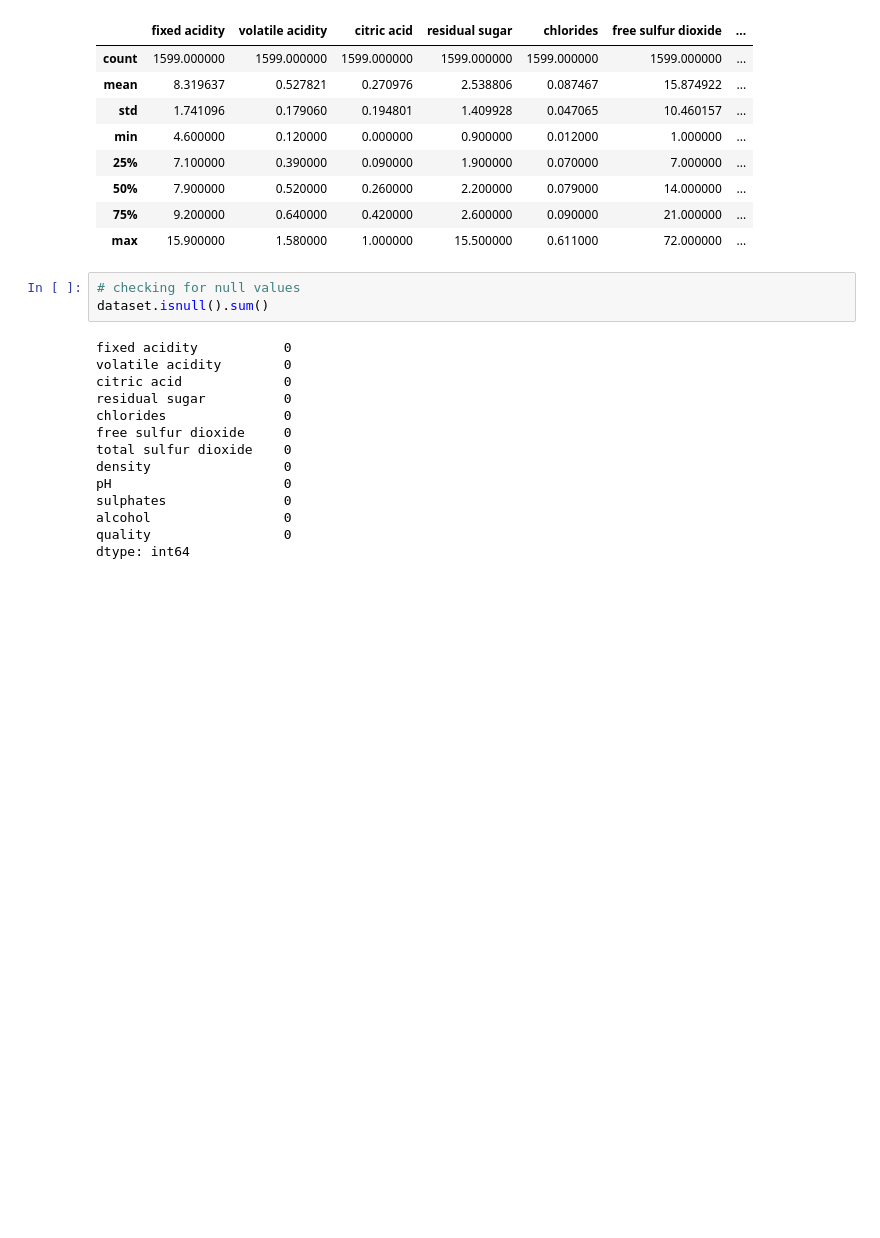
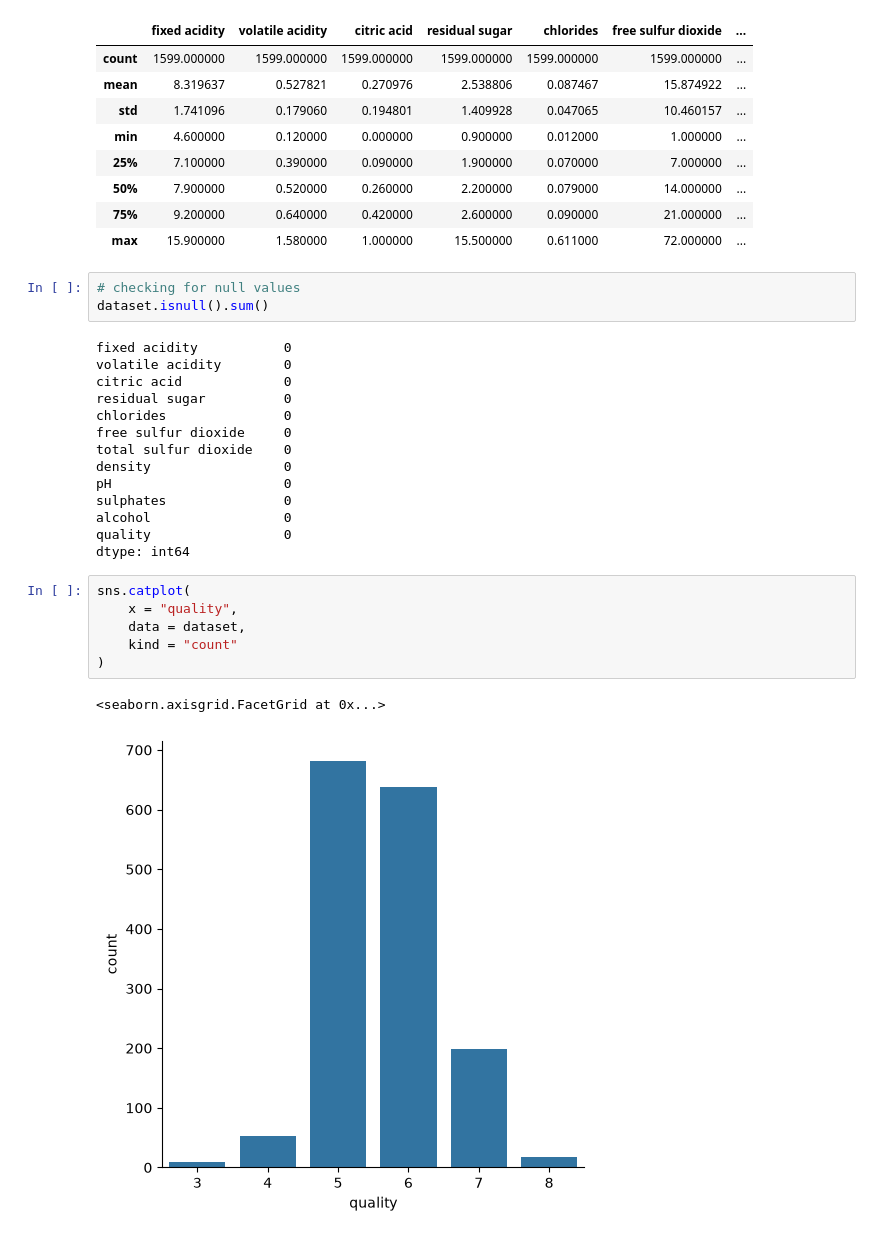
Before and after one commit to Vipinchaudhary31122002/wine-quality-prediction-ml, a Jupyter notebook: model.ipynb, the cells around one changed output. Saved outputs shown, nothing was run; the diff lists cells and outputs as text; blank space fills up the shorter version.

```diff
--- a/model.ipynb
+++ b/model.ipynb
@@ -71,3 +75,12 @@ sulphates               0
 alcohol                 0
 quality                 0
 dtype: int64
+# %%
+sns.catplot(
+    x = "quality",
+    data = dataset,
+    kind = "count"
+)
+# %% [output]
+<seaborn.axisgrid.FacetGrid at 0x...>
+[figure, added]
```
Also changed, not shown: parts of 12 cells of this notebook.
